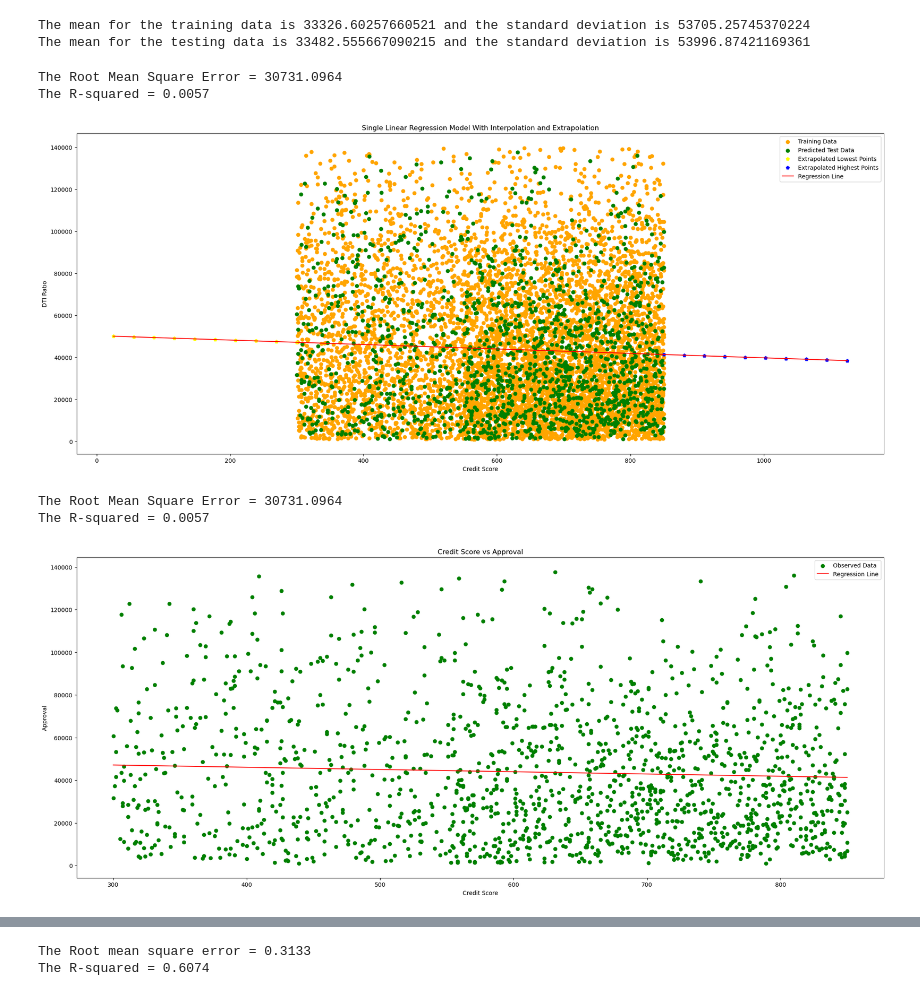
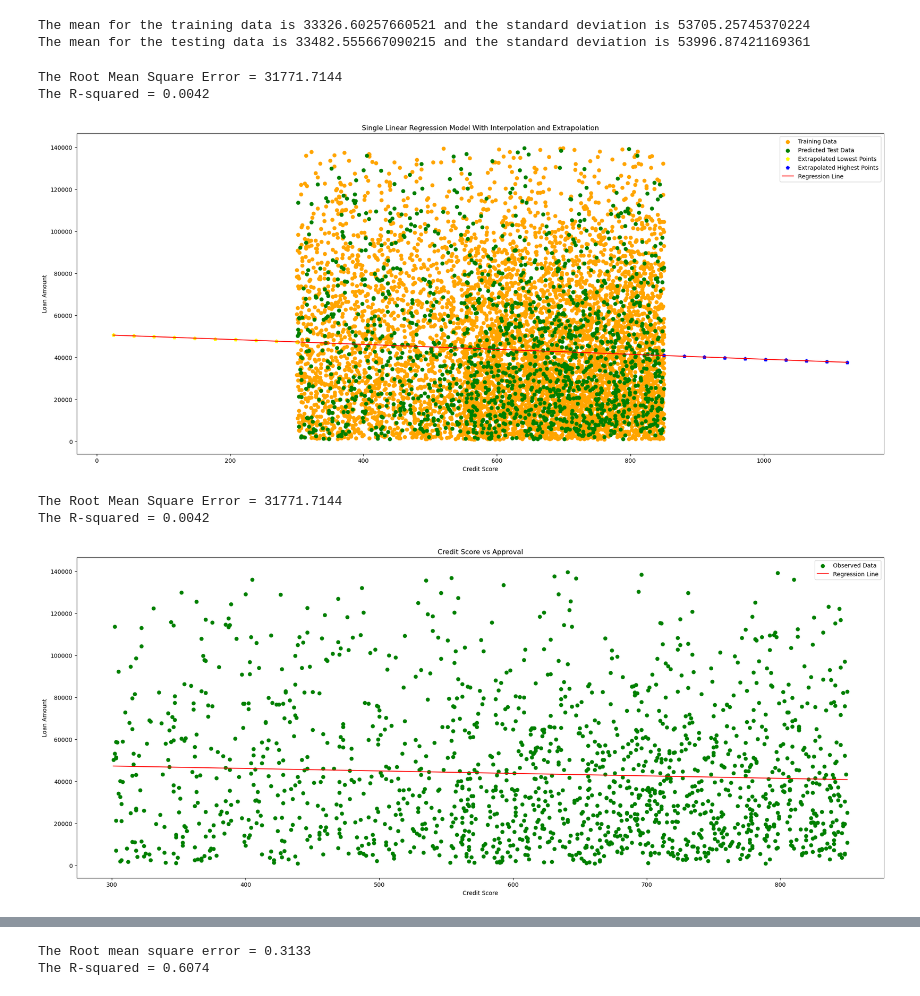
Before and after one commit to ramprashant66/CSC177_Poject1, a Jupyter notebook: assignment 2/loan-approval/Assignment2.ipynb, the cells around one changed output, grey strips where cells are left out. Saved outputs shown, nothing was run; the diff lists cells and outputs as text; code cells hidden in the pictures.

```diff
--- a/assignment 2/loan-approval/Assignment2.ipynb
+++ b/assignment 2/loan-approval/Assignment2.ipynb
@@ -424,13 +423,13 @@ matPlot.plot(x_combined_sorted, y_combined_sorted, color='red', label='Regressio
 
 matPlot.title('Single Linear Regression Model With Interpolation and Extrapolation')
 matPlot.xlabel('Credit Score')
-matPlot.ylabel('DTI Ratio')
+matPlot.ylabel('Loan Amount')
 matPlot.legend()
 matPlot.show()
 # %% [output]
-The Root Mean Square Error = 30731.0964
-The R-squared = 0.0057
+The Root Mean Square Error = 31771.7144
+The R-squared = 0.0042
-[figure, old version]
+[figure, new version]
 # %%
 '''This block creates a single linear regression model for Credit Score feature against Approval target'''
 
@@ -446,37 +445,37 @@ x_train, x_test, y_train, y_test = train_test_split(x, y, test_size=0.20, random
 single_regression = LinearRegression()
 
 #fit the model to the training data
 single_regression.fit(x_train, y_train)
 
 #apply the model to the test data to get predictions
 y_predicted_single = single_regression.predict(x_test)
 
 #model evaluation using RMSE and R-squared
 r = numpy.sqrt(mean_squared_error(y_test, y_predicted_single))
 r_squared_score = r2_score(y_test, y_predicted_single)
 
 print('The Root Mean Square Error = %.4f' % r)
 print('The R-squared = %.4f' % r_squared_score)
 
 #we need to sort x_test and the predicted values for a smooth regression line.
 sorted_idx = numpy.argsort(x_test.ravel())
 x_test_sorted = x_test[sorted_idx]
 y_pred_sorted = y_predicted_single[sorted_idx]
 
 #plot the test data as a scatter plot
 matPlot.figure(figsize=(25, 10))
 matPlot.scatter(x_test, y_test, color='green', label='Observed Data')
 #plot the regression line
 matPlot.plot(x_test_sorted, y_pred_sorted, color='red', label='Regression Line')
 matPlot.title('Credit Score vs Approval')
 matPlot.xlabel('Credit Score')
-matPlot.ylabel('Approval')
+matPlot.ylabel('Loan Amount')
 matPlot.legend()
 matPlot.show()
 # %% [output]
-The Root Mean Square Error = 30731.0964
-The R-squared = 0.0057
+The Root Mean Square Error = 31771.7144
+The R-squared = 0.0042
-[figure, old version]
+[figure, new version]
 # %%
 '''This block creates a linear regression model for Loan Amount feature against Approval target'''
 
```
Also changed, not shown: parts of 6 cells of this notebook, 2 other files.
